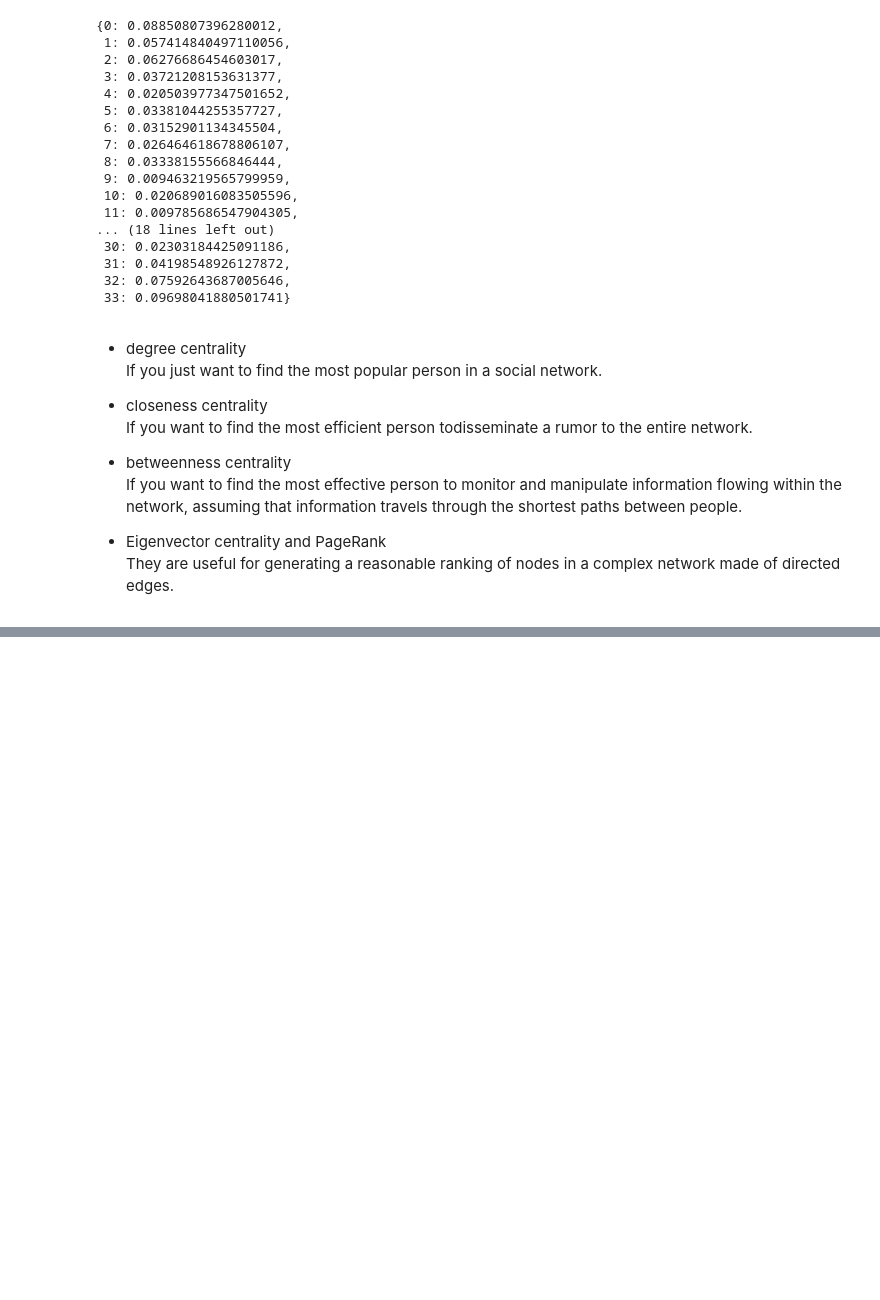
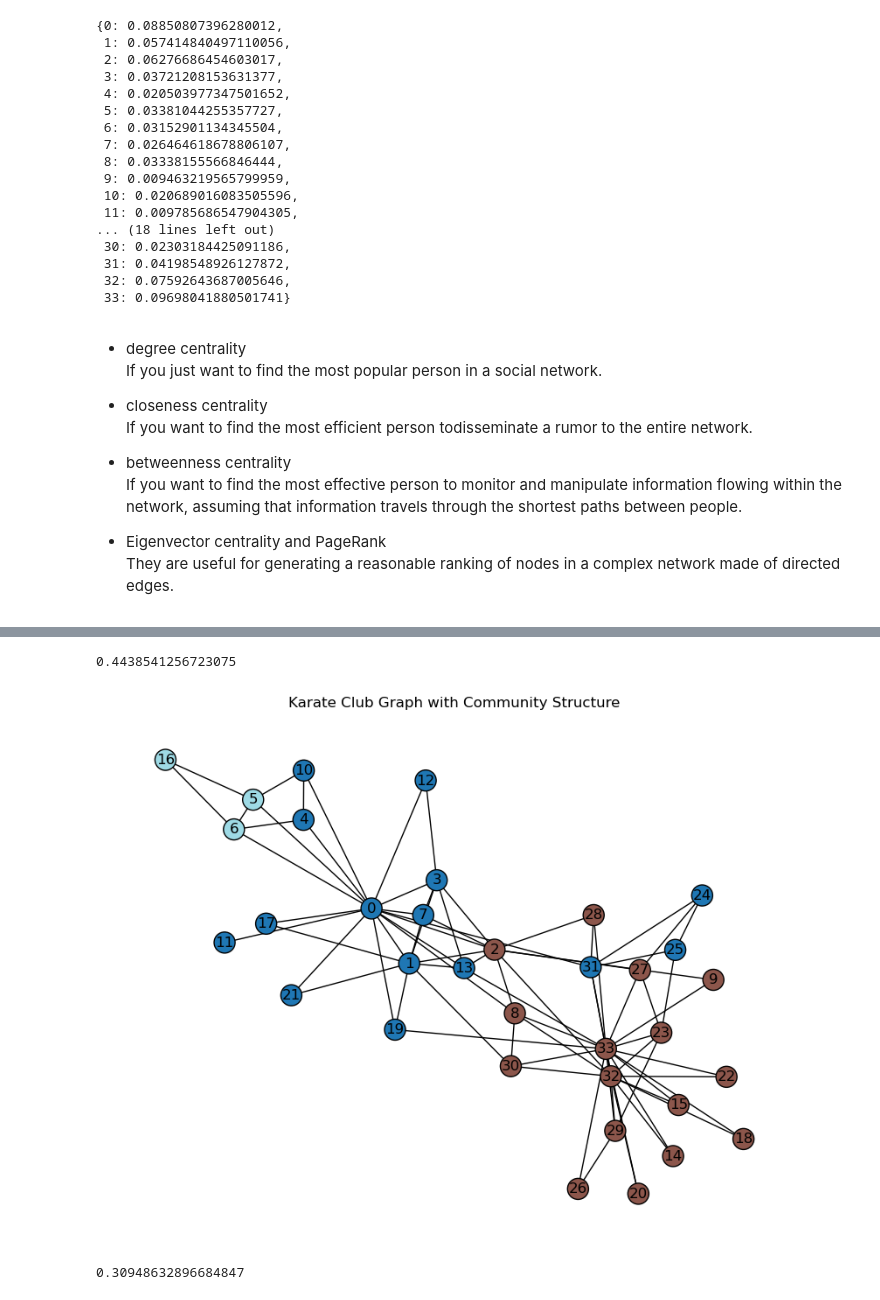
Before and after one commit to OrnlyP63/complex-model, a Jupyter notebook: Network-analysis-1.ipynb, the cells around one changed output, grey strips where cells are left out. Drawn from its saved outputs; the diff is of its cells as text; code cells hidden in the pictures; blank space fills up the shorter version.

```diff
--- a/Network-analysis-1.ipynb
+++ b/Network-analysis-1.ipynb
@@ -309,0 +470,29 @@ They are useful for generating a reasonable ranking of nodes in a complex networ
+# %%
+comm.modularity(bp, g)
+# %% [output]
+0.4438541256723075
+# %%
+# Load the Karate Club graph
+g = nx.karate_club_graph()
+
+# Perform community detection using the Louvain algorithm (best_partition)
+bp = nx.algorithms.community.label_propagation_communities(g)
+
+# Extract the community IDs for each node
+community_ids = {node: comm_id for comm_id, community in enumerate(bp) for node in community}
+
+# Get the list of community IDs as colors for nodes
+node_colors = [community_ids[node] for node in g.nodes()]
+
+# Draw the graph with community colors
+pos = nx.spring_layout(g)
+plt.figure(figsize=(8, 6))
+nx.draw(g, pos, node_color=node_colors, cmap=plt.cm.tab20, with_labels=True, node_size=300, edgecolors='black')
+plt.title("Karate Club Graph with Community Structure")
+plt.show()
+# %% [output]
+[figure, added]
+# %%
+nx.community.modularity(g, bp)
+# %% [output]
+0.30948632896684847
```
Also changed, not shown: parts of 17 cells of this notebook, 6 other files.
